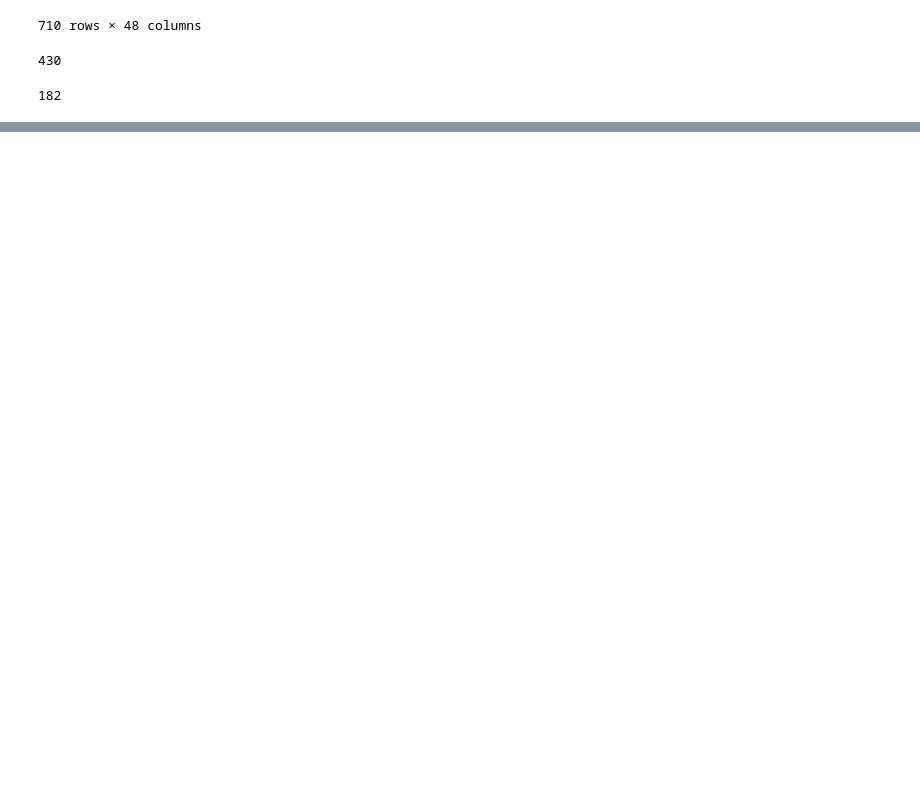
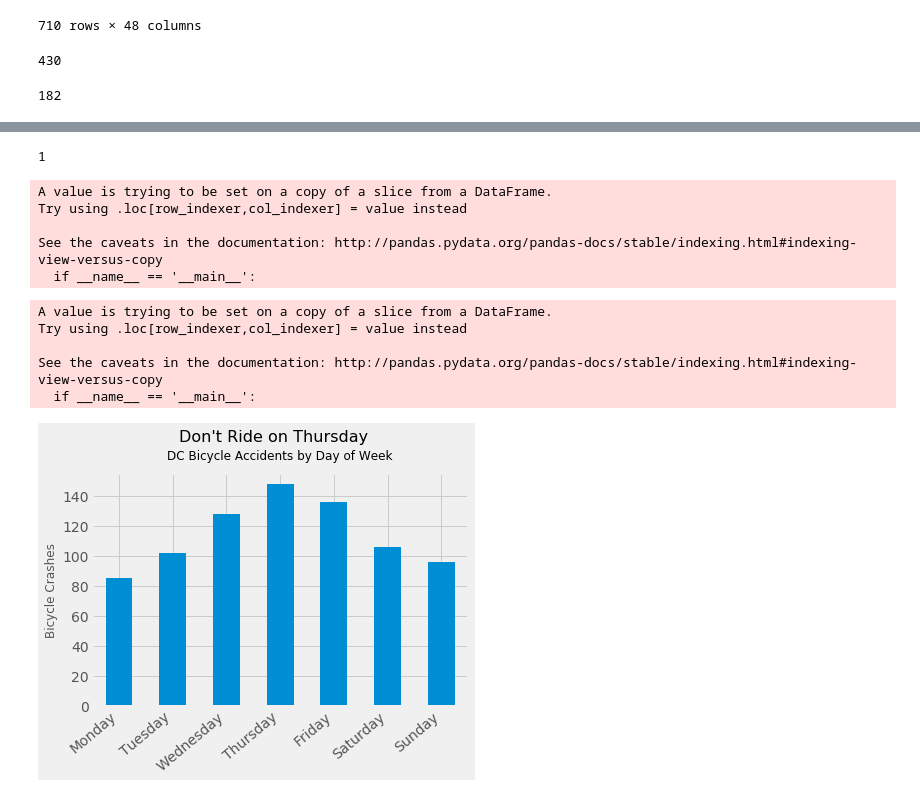
Before and after one commit to josephofiowa/dc-bike-crash-analysis, a Jupyter notebook: bicycle-crash-analysis.ipynb, the cells around one changed output, grey strips where cells are left out. Cells and saved outputs as stored; diff of their text form; code cells hidden in the pictures; blank space fills up the shorter version.

Commit message:
initial tinkering with crashes by date and time plots

```diff
--- a/bicycle-crash-analysis.ipynb
+++ b/bicycle-crash-analysis.ipynb
@@ -198,0 +273,37 @@ crash1617.save('./maps/bicycle-16-17-crashes.html')
+# %%
+get_weekday(bike_crash.REPORTDATE.ix[195])
+# %% [output]
+1
+# %%
+def get_week_number(timestamp):
+    return timestamp.isocalendar()[1]
+# %%
+bike_crash['WEEKDAY'] = bike_crash.apply(lambda row: get_weekday(row['REPORTDATE']), axis=1)
+# %% [output]
+A value is trying to be set on a copy of a slice from a DataFrame.
+Try using .loc[row_indexer,col_indexer] = value instead
+
+See the caveats in the documentation: http://pandas.pydata.org/pandas-docs/stable/indexing.html#indexing-view-versus-copy
+  if __name__ == '__main__':
+# %%
+bike_crash['WEEK'] = bike_crash.apply(lambda row: get_week_number(row['REPORTDATE']), axis=1)
+# %% [output]
+A value is trying to be set on a copy of a slice from a DataFrame.
+Try using .loc[row_indexer,col_indexer] = value instead
+
+See the caveats in the documentation: http://pandas.pydata.org/pandas-docs/stable/indexing.html#indexing-view-versus-copy
+  if __name__ == '__main__':
+# %%
+x_labels = ['Monday', 'Tuesday', 'Wednesday', 'Thursday', 'Friday', 'Saturday', 'Sunday']
+# %%
+fig, ax = plt.subplots()
+bike_crash.groupby([bike_crash.WEEKDAY])['REPORTDATE'].count().plot(kind='bar')
+ax.set_xticklabels(x_labels, rotation=40, ha='right')
+ax.set_xlabel('')
+ax.set_ylabel('Bicycle Crashes', size=12)
+plt.suptitle("Don't Ride on Thursday", y=1.03, fontsize=16)
+plt.title("DC Bicycle Accidents by Day of Week", y=1.03, size=12)
+plt.style.use('fivethirtyeight')
+plt.savefig('./img/crashes_day-of_week.png')
+# %% [output]
+[figure, added]
```
Also changed, not shown: parts of 59 cells of this notebook.
